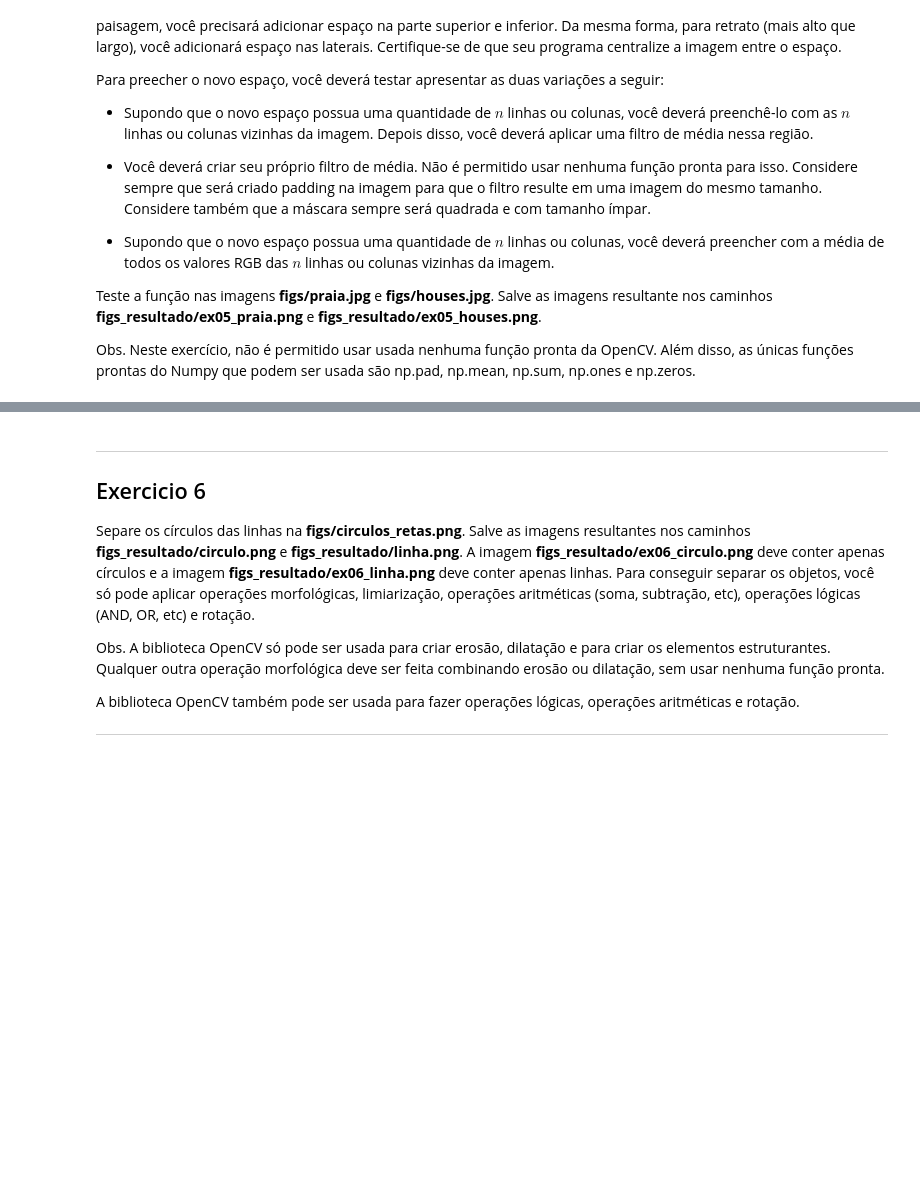
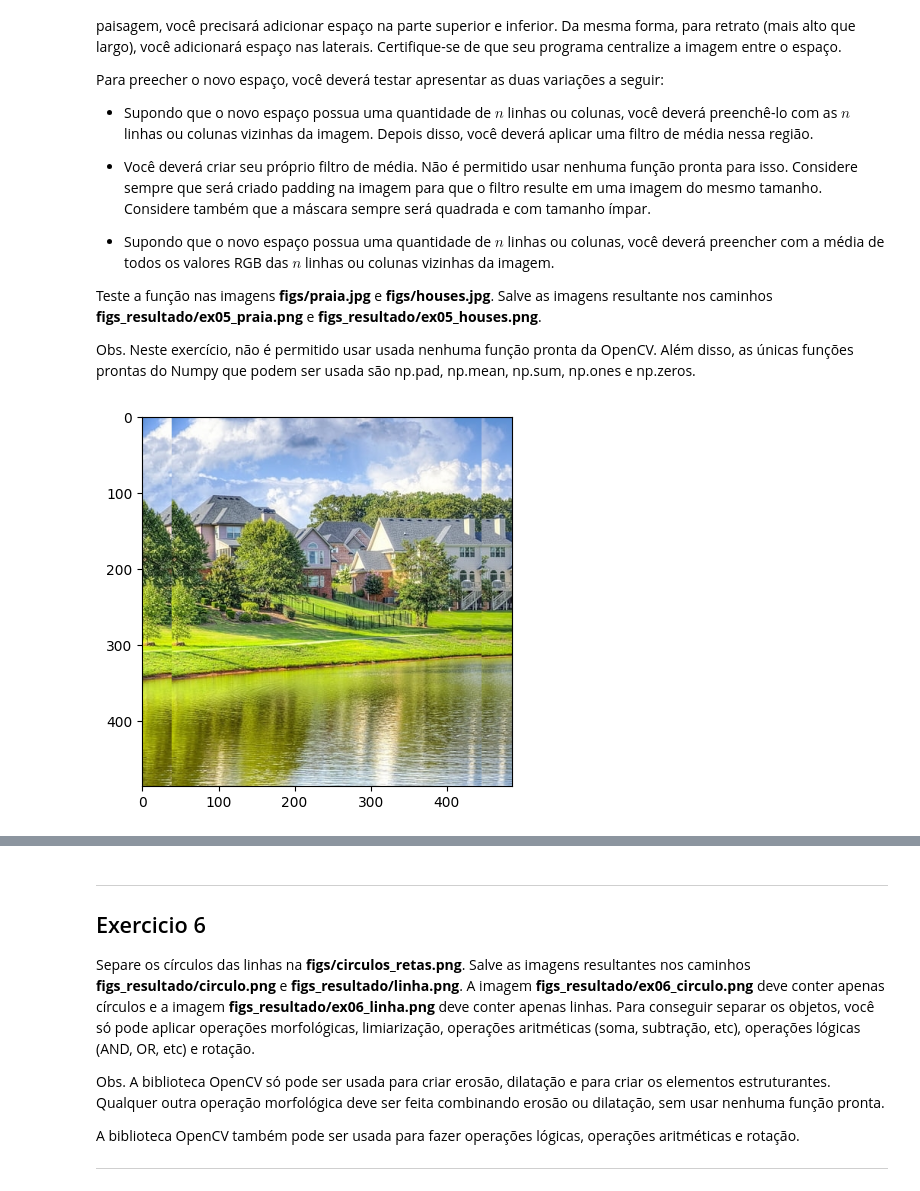
Before and after one commit to conradosetti/AC2processamento-imagens, a Jupyter notebook: 2024S1_PDI_AC2.ipynb, the cells around one changed output, grey strips where cells are left out. Drawn from its saved outputs; the diff is of its cells as text; code cells hidden in the pictures; blank space fills up the shorter version.

```diff
--- a/2024S1_PDI_AC2.ipynb
+++ b/2024S1_PDI_AC2.ipynb
@@ -380,3 +418,88 @@ Teste a função nas imagens **figs/praia.jpg** e **figs/houses.jpg**.
 Salve as imagens resultante nos caminhos **figs_resultado/ex05_praia.png** e **figs_resultado/ex05_houses.png**.
 
 Obs. Neste exercício, não é permitido usar usada nenhuma função pronta da OpenCV. Além disso, as únicas funções prontas do Numpy que podem ser usada são np.pad, np.mean, np.sum, np.ones e np.zeros.
+# %%
+def metade1(linhauoluna):
+    return (int)(linhauoluna/2)
+def metade2(linhaoucoluna):
+    return (int)(linhaoucoluna/2) + linhaoucoluna%2
+
+def imagemComPadding(imagem, larguraDoPad, alturaDoPad):
+    imagemComPadding = np.zeros((imagem.shape[0] + 2 * alturaDoPad, imagem.shape[1] + 2 * larguraDoPad, imagem.shape[2]), dtype=np.uint8)
+    imagemComPadding[alturaDoPad:-alturaDoPad, larguraDoPad:-larguraDoPad] = imagem
+    return imagemComPadding
+
+def aplicarFiltroDeMedia(imagem, tamanhoDoKernel):
+    alturaDoPad = tamanhoDoKernel // 2
+    larguraDoPad = tamanhoDoKernel // 2
+    padded_image = imagemComPadding(imagem, larguraDoPad, alturaDoPad)
+    imagemFiltrada = np.zeros_like(imagem)
+
+    for k in range(imagem.shape[2]):  # Processa cada canal de cor
+        for i in range(alturaDoPad, padded_image.shape[0] - alturaDoPad):
+            for j in range(larguraDoPad, padded_image.shape[1] - larguraDoPad):
+                region = padded_image[i - alturaDoPad:i + alturaDoPad + 1, j - larguraDoPad:j + larguraDoPad + 1, k]
+                mean_value = np.mean(region)
+                imagemFiltrada[i - alturaDoPad, j - larguraDoPad, k] = mean_value
+
+    return imagemFiltrada
+
+def transformaEmQuadrado(imagem):
+    if(imagem.shape[0] > imagem.shape[1]):
+        #Retrato
+        ColunasAsomar = imagem.shape[0]- imagem.shape[1]
+        espacoInicical = imagem[:, 0:metade1(ColunasAsomar), :]
+        espacoFinal = imagem[:, imagem.shape[1] - metade2(ColunasAsomar): imagem.shape[1], :]
+        fundo = np.zeros([imagem.shape[0], imagem.shape[1] + ColunasAsomar, 3], dtype=np.uint8)
+
+        fundo[:, 0:espacoInicical.shape[1], :] = espacoInicical
+        fundo[:, espacoInicical.shape[1]:fundo.shape[1] - espacoFinal.shape[1], : ] = imagem
+        fundo[:, fundo.shape[1] - espacoFinal.shape[1]:fundo.shape[1], :] = espacoFinal
+        plt.imshow(fundo)
+        plt.show()
+
+        fundo[:, 0:espacoInicical.shape[1], :] = aplicarFiltroDeMedia(espacoInicical, 5)
+        fundo[:, espacoInicical.shape[1]:fundo.shape[1] - espacoFinal.shape[1], : ] = imagem
+        fundo[:, fundo.shape[1] - espacoFinal.shape[1]:fundo.shape[1], :] = aplicarFiltroDeMedia(espacoFinal, 5)
+        plt.imshow(fundo)
+        plt.show()
+
+        return fundo
+    elif(imagem.shape[0] < imagem.shape[1]):
+        #Paisagem
+        LinhasASomar = imagem.shape[1]- imagem.shape[0]
+        espacoInicical = imagem[0:metade1(LinhasASomar),: , :]
+        espacoFinal = imagem[imagem.shape[0]-metade2(LinhasASomar):imagem.shape[0], :, :]
+        fundo = np.zeros([imagem.shape[0] + LinhasASomar, imagem.shape[1], 3], dtype=np.uint8)
+
+        fundo[0:espacoInicical.shape[0], :, :] = espacoInicical
+        fundo[espacoInicical.shape[0]:fundo.shape[0]-espacoFinal.shape[0], : , : ] = imagem
+        fundo[fundo.shape[0]-espacoFinal.shape[0]:fundo.shape[0], :, :] = espacoFinal
+        plt.imshow(fundo)
+        plt.show()
+
+        fundo[0:espacoInicical.shape[0], :, :] = aplicarFiltroDeMedia(espacoInicical, 5)
+        fundo[espacoInicical.shape[0]:fundo.shape[0]-espacoFinal.shape[0], : , : ] = imagem
+        fundo[fundo.shape[0]-espacoFinal.shape[0]:fundo.shape[0], :, :] = aplicarFiltroDeMedia(espacoFinal, 5)
+        plt.imshow(fundo)
+        plt.show()
+
+        return fundo
+    else:
+        return imagem
+
+casas = cv2.imread(pathFigs + 'houses.jpg')
+casas = cv2.cvtColor(casas, cv2.COLOR_BGR2RGB)
+
+praia = cv2.imread(pathFigs + 'praia.jpg')
+praia = cv2.cvtColor(praia, cv2.COLOR_BGR2RGB)
+
+
+casasQuadrada = transformaEmQuadrado(casas)
+
+praiaQuadrada = transformaEmQuadrado(praia)
+
+cv2.imwrite(pathRes + 'ex05_houses.png', cv2.cvtColor(casasQuadrada, cv2.COLOR_RGB2BGRA))
+cv2.imwrite(pathRes + 'ex05_praia.png', cv2.cvtColor(praiaQuadrada, cv2.COLOR_RGB2BGRA))
+# %% [output]
+[figure, added]
```
Also changed, not shown: parts of 5 cells of this notebook, 3 other files.
